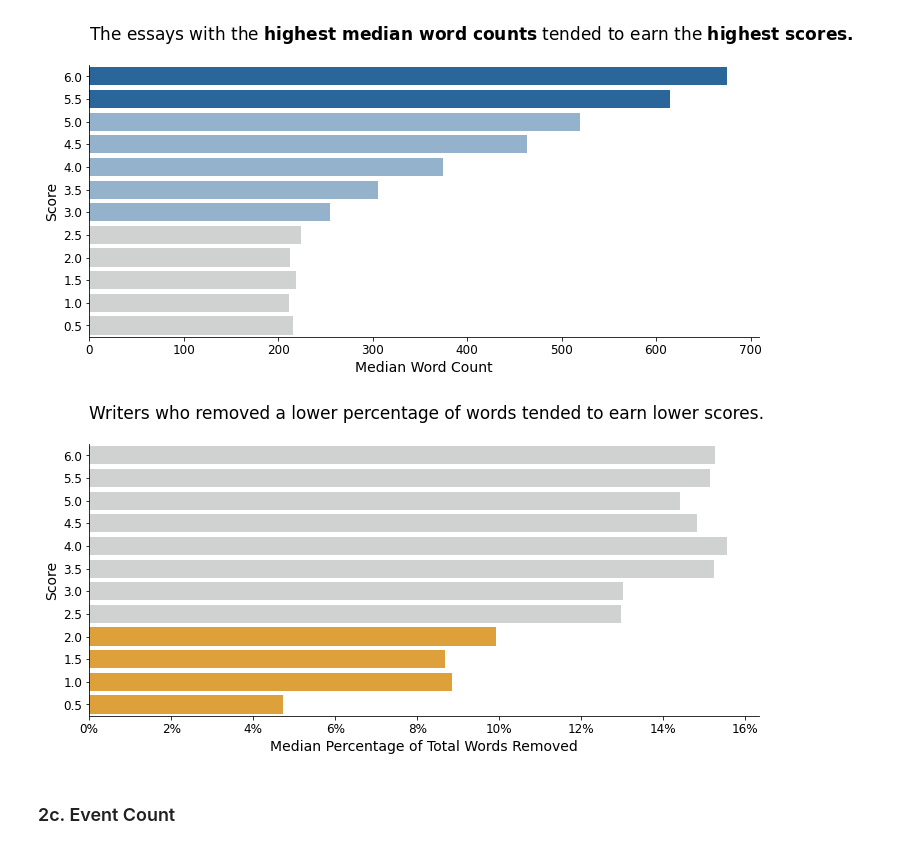
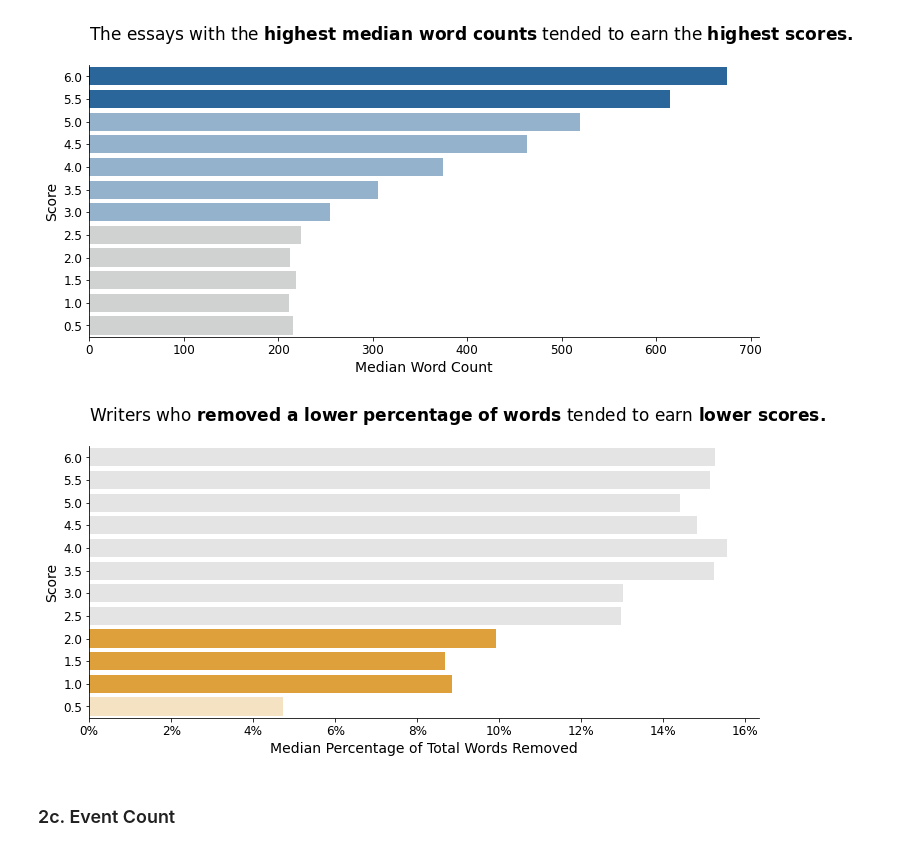
Before and after one commit to ahendricks2/EssayKeystrokes, a Jupyter notebook: Preprocessing_Notebook.ipynb, the cells around one changed output. Drawn from its saved outputs; the diff is of its cells as text; code cells hidden in the pictures.

Commit message:
visualization updates

```diff
--- a/Preprocessing_Notebook.ipynb
+++ b/Preprocessing_Notebook.ipynb
@@ -178,6 +178,9 @@ score_counts.reset_index(inplace=True,drop=True)
 # Defining a custom color palette for the bars in the bar plot
 
 custom_palette = ['#1768AC' if 3 <= score <= 4.5 else '#A2A7A5' for score in score_counts['Score']]
+# %%
+score_counts.loc[(score_counts['Score']<=2.5)|(score_counts['Score']>=5),'alpha'] = .5
+score_counts.loc[(score_counts['Score']>=3)&(score_counts['Score']<=4.5),'alpha'] = 1
 # %%
 plt.figure(figsize=(12,5))
 
@@ -193,6 +196,10 @@ for p in ax.patches:
     width = p.get_width()
     ax.annotate(f'{height:.0f}', (p.get_x() + width/2, height), ha='center', va='center', color='white', weight='bold')
 
+# Applying different transparencies to different bars
+for bar, alpha in zip(ax.containers[0], score_counts['alpha']):
+    bar.set_alpha(alpha)
+
 # Formatting labels and ticks and despining
 plt.title(title_text, loc='left', pad=25, fontsize= 17)
 plt.xlabel('Score', fontsize=14)
@@ -540,8 +547,8 @@ plt.show();
 # %%
 wc_viz_df['%_words_removed'] = 1 - wc_viz_df['word_count_%_total']
 # %%
-wc_viz_df.loc[viz_df['score']>=2.5,'wr_alpha'] = .5
-wc_viz_df.loc[viz_df['score']<=2,'wr_alpha'] = 1
+wc_viz_df.loc[(viz_df['score']>=2.5)|(viz_df['score']==.5),'wr_alpha'] = .3
+wc_viz_df.loc[(viz_df['score']<=2)&(viz_df['score']>=1),'wr_alpha'] = 1
 # %%
 # Defining a custom color palette for the bars in the bar plot
 
@@ -549,27 +556,27 @@ wr_custom_palette = ['#F9A620' if score <= 2 else '#A2A7A5' for score in viz_df[
 # %%
 plt.figure(figsize = (12,5))
 ax = sns.barplot(x='%_words_removed',y='score',data=wc_viz_df,orient='h',palette=wr_custom_palette)
 
 plt.gca().invert_yaxis()
 plt.gca().xaxis.set_major_formatter(FuncFormatter(lambda x, _: '{:.0%}'.format(x)))
 
 # Applying different transparencies to different bars
 for bar, alpha in zip(ax.containers[0], wc_viz_df['wr_alpha']):
     bar.set_alpha(alpha)
 
 # Formatting the title and subtitle
-title_text = "Writers who removed a lower percentage of words tended to earn lower scores."
+title_text = 'Writers who ' + r"$\bf{" 'removed \ a \ lower \ percentage \ of \ words' "}$" + ' tended to earn ' + r"$\bf{" 'lower \ scores.' "}$"
 plt.title(title_text, loc='left', pad=25, fontsize= 17)
 
 # Formatting final attributes
 plt.xlabel('Median Percentage of Total Words Removed', fontsize=14)
 plt.xticks(fontsize=12)
 plt.ylabel('Score', fontsize=14)
 plt.yticks(fontsize=12)
 sns.despine()
 plt.show();
 # %% [output]
-[figure, old version]
+[figure, new version]
 # %% [markdown]
 ### 2c. Event Count
 # %% [markdown]
```
Also changed, not shown: parts of 13 cells of this notebook.
